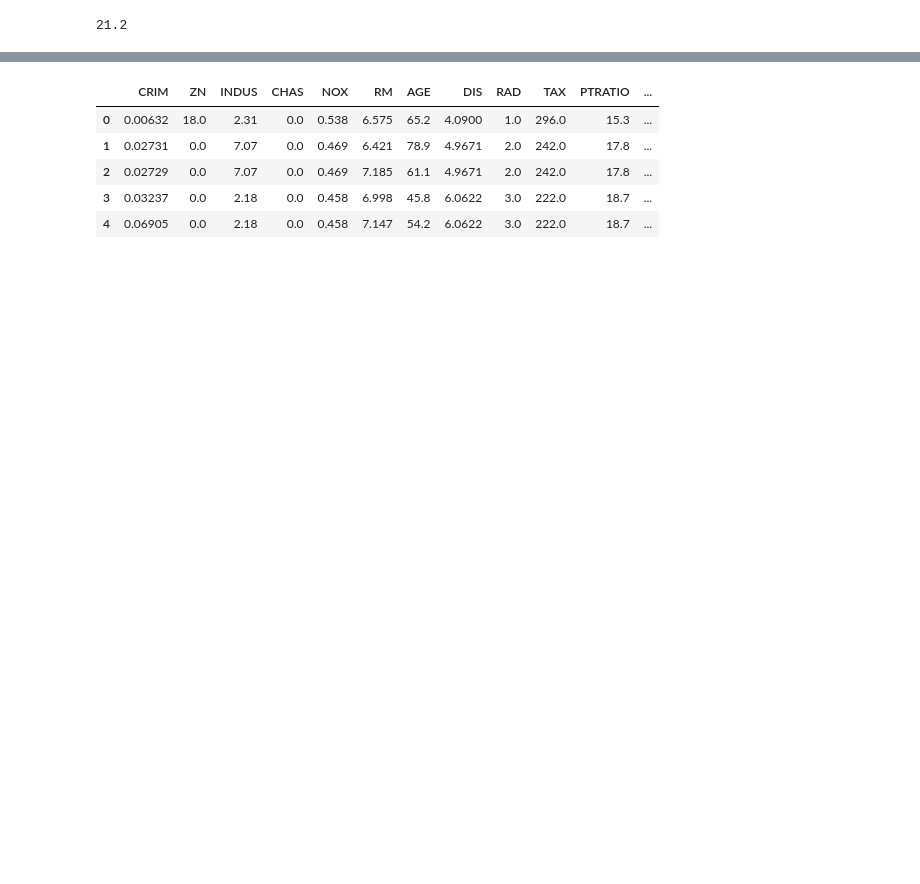
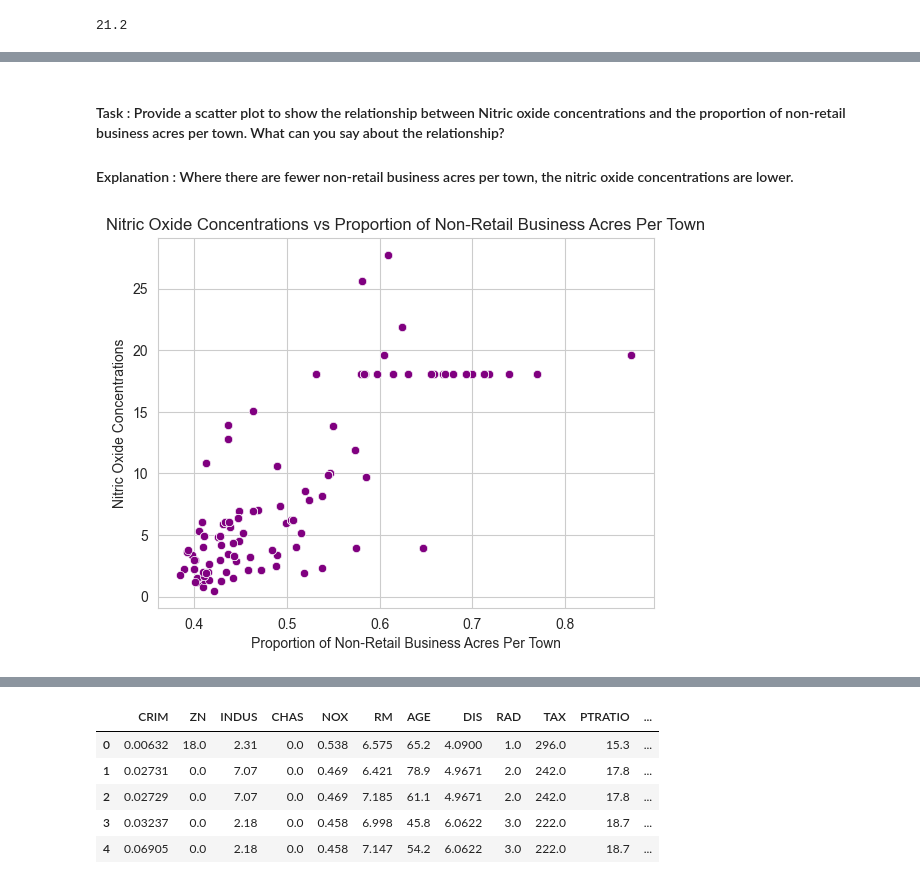
Before and after one commit to mathewpeedikayil/statistics-for-data-science-with-python, a Jupyter notebook: Optional_Peer_Graded_Assignment.jupyterlite.ipynb, the cells around one changed output, grey strips where cells are left out. Saved outputs shown, nothing was run; the diff lists cells and outputs as text; code cells hidden in the pictures; blank space fills up the shorter version.

```diff
--- a/Optional_Peer_Graded_Assignment.jupyterlite.ipynb
+++ b/Optional_Peer_Graded_Assignment.jupyterlite.ipynb
@@ -167,0 +154,11 @@ plt.show()
+# %% [markdown]
+#### Task : Provide a scatter plot to show the relationship between Nitric oxide concentrations and the proportion of non-retail business acres per town. What can you say about the relationship?
+#### Explanation : Where there are fewer non-retail business acres per town, the nitric oxide concentrations are lower.
+# %%
+ax = sns.scatterplot(x='NOX', y='INDUS', data=boston_df, color='purple')
+plt.title("Nitric Oxide Concentrations vs Proportion of Non-Retail Business Acres Per Town")
+plt.ylabel("Nitric Oxide Concentrations")
+plt.xlabel("Proportion of Non-Retail Business Acres Per Town")
+plt.show()
+# %% [output]
+[figure, added]
```
Also changed, not shown: parts of 32 cells of this notebook.
